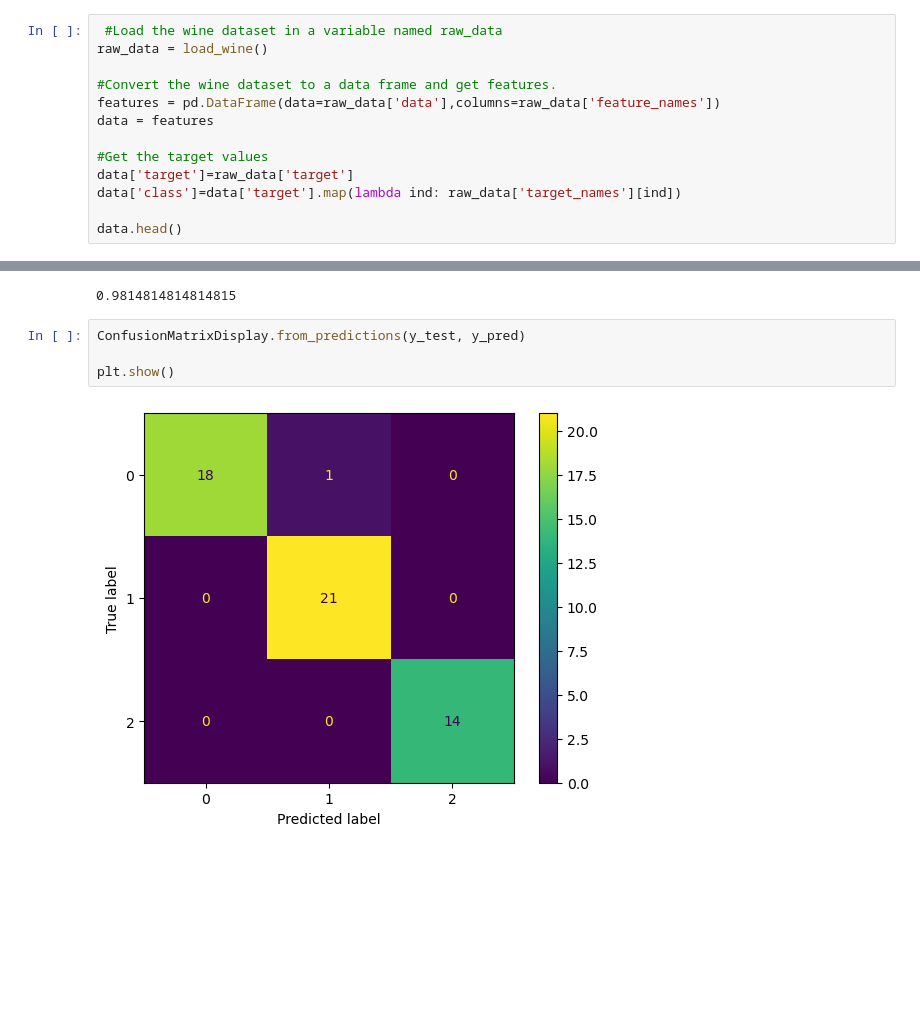
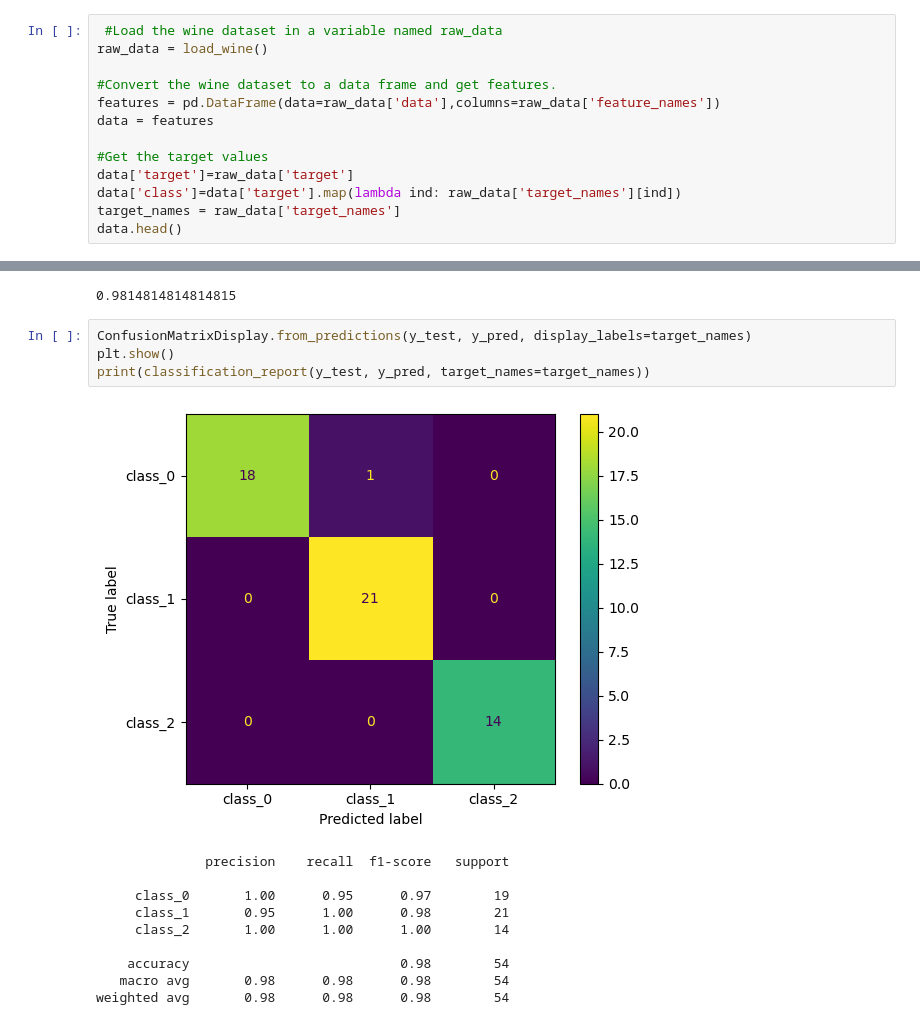
Before and after one commit to bpilate53/Anaconda-ANN-Workshop, a Jupyter notebook: WineClassification.ipynb, the cells around one changed output, grey strips where cells are left out. Cells and saved outputs as stored; diff of their text form; blank space fills up the shorter version.

```diff
--- a/WineClassification.ipynb
+++ b/WineClassification.ipynb
@@ -25,7 +23,7 @@ data = features
 #Get the target values
 data['target']=raw_data['target']
 data['class']=data['target'].map(lambda ind: raw_data['target_names'][ind])
-
+target_names = raw_data['target_names']
 data.head()
 # %% [output]
 |  | alcohol | malic_acid | ash | alcalinity_of_ash | magnesium | total_phenols | flavanoids | ... |
@@ -155,8 +153,17 @@ print(model.score(X_test, y_test))
 # %% [output]
 0.9814814814814815
 # %%
-ConfusionMatrixDisplay.from_predictions(y_test, y_pred)
-
+ConfusionMatrixDisplay.from_predictions(y_test, y_pred, display_labels=target_names)
 plt.show()
+print(classification_report(y_test, y_pred, target_names=target_names))
 # %% [output]
-[figure, old version]
+[figure, new version]
+              precision    recall  f1-score   support
+
+     class_0       1.00      0.95      0.97        19
+     class_1       0.95      1.00      0.98        21
+     class_2       1.00      1.00      1.00        14
+
+    accuracy                           0.98        54
+   macro avg       0.98      0.98      0.98        54
+weighted avg       0.98      0.98      0.98        54
```
Also changed, not shown: parts of 1 cell of this notebook.
